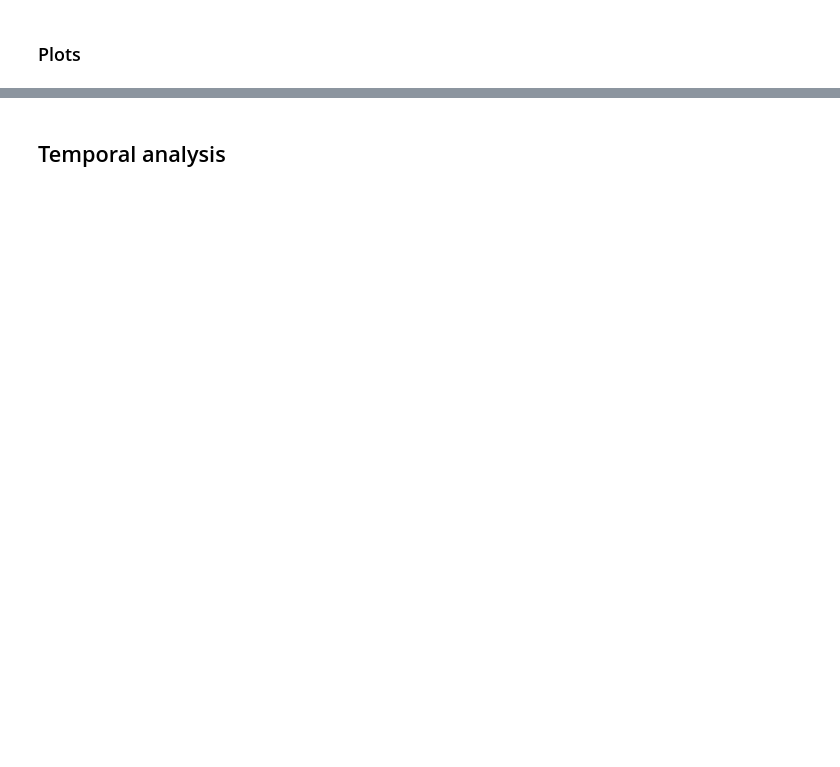
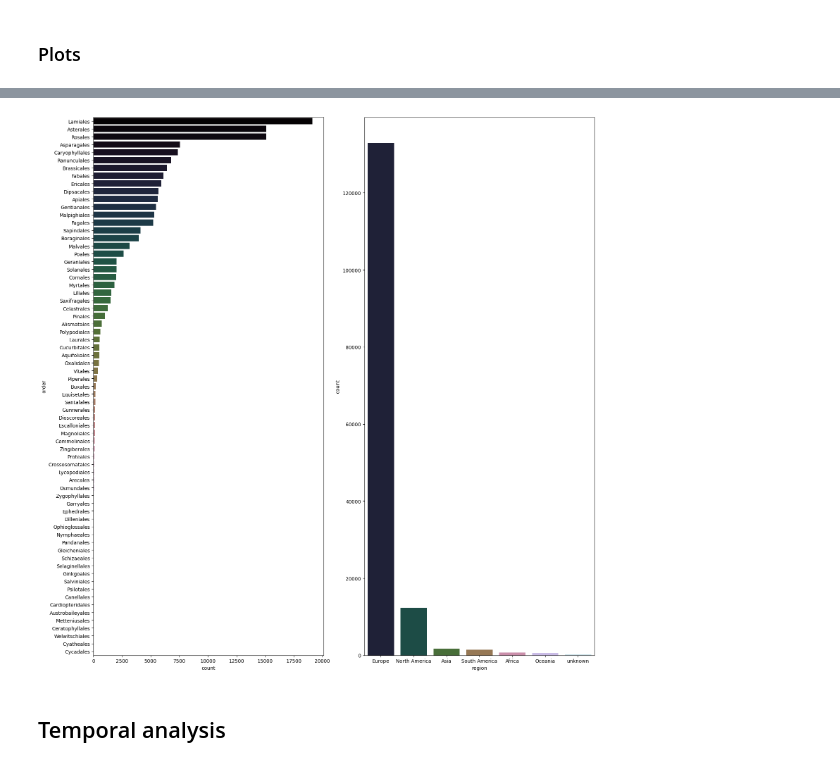
Before and after one commit to Tallaringues/mid-bootcamp-project-plantanet, a Jupyter notebook: Notebooks/EDA.ipynb, the cells around one changed output, grey strips where cells are left out. Saved outputs shown, nothing was run; the diff lists cells and outputs as text; code cells hidden in the pictures; blank space fills up the shorter version.

```diff
--- a/Notebooks/EDA.ipynb
+++ b/Notebooks/EDA.ipynb
@@ -138,0 +185,26 @@ boxplot_continuous(continuous_df)
+# %%
+# group countries by region
+africa = ['DZ', 'AO', 'BJ', 'BW', 'BF', 'BI', 'CM', 'CV', 'CF', 'TD', 'KM', 'CG', 'CD', 'CI', 'DJ', 'EG', 'GQ', 'ER', 'ET', 'GA', 'GM', 'GH', 'GN', 'GW', 'KE', 'LS', 'LR', 'LY', 'MG', 'MW', 'ML', 'MR', 'MU', 'YT', 'MA', 'MZ', 'NA', 'NE', 'NG', 'RE', 'RW', 'ST', 'SN', 'SC', 'SL', 'SO', 'ZA', 'SS', 'SD', 'SZ', 'TZ', 'TG', 'TN', 'UG', 'EH', 'ZM', 'ZW']
+asia = ['AF', 'AM', 'AZ', 'BH', 'BD', 'BT', 'BN', 'KH', 'CN', 'CY', 'GE', 'IN', 'ID', 'IR', 'IQ', 'IL', 'JP', 'JO', 'KZ', 'KW', 'KG', 'LA', 'LB', 'MY', 'MV', 'MN', 'MM', 'NP', 'KP', 'OM', 'PK', 'PS', 'PH', 'QA', 'SA', 'SG', 'KR', 'LK', 'SY', 'TW', 'TJ', 'TH', 'TL', 'TR', 'TM', 'AE', 'UZ', 'VN', 'YE']
+europe = ['AL', 'AD', 'AT', 'BY', 'BE', 'BA', 'BG', 'HR', 'CY', 'CZ', 'DK', 'EE', 'FO', 'FI', 'FR', 'DE', 'GI', 'GR', 'HU', 'IS', 'IE', 'IM', 'IT', 'XK', 'LV', 'LI', 'LT', 'LU', 'MK', 'MT', 'MD', 'MC', 'ME', 'NL', 'NO', 'PL', 'PT', 'RO', 'RU', 'SM', 'RS', 'SK', 'SI', 'ES', 'SE', 'CH', 'UA', 'GB', 'VA']
+north_america = ['AG', 'BS', 'BB', 'BZ', 'CA', 'CR', 'CU', 'CW', 'DM', 'DO', 'SV', 'GL', 'GD', 'GT', 'HT', 'HN', 'JM', 'MX', 'MS', 'NI', 'PA', 'PR', 'KN', 'LC', 'VC', 'SX', 'TT', 'TC', 'US', 'VG', 'VI']
+south_america = ['AR', 'BO', 'BR', 'CL', 'CO', 'EC', 'FK', 'GF', 'GY', 'PY', 'PE', 'SR', 'UY', 'VE']
+oceania = ['AS', 'AU', 'CK', 'FJ', 'PF', 'GU', 'KI', 'MH', 'FM', 'NR', 'NC', 'NZ', 'NU', 'MP', 'PW', 'PG', 'PN', 'WS', 'SB', 'TK', 'TO', 'TV', 'UM', 'VU', 'WF']
+
+def get_region(countrycode):
+    if countrycode in africa:
+        return 'Africa'
+    elif countrycode in asia:
+        return 'Asia'
+    elif countrycode in europe:
+        return 'Europe'
+    elif countrycode in north_america:
+        return 'North America'
+    elif countrycode in south_america:
+        return 'South America'
+    elif countrycode in oceania:
+        return 'Oceania'
+    else:
+        return 'unknown'
+# %%
+categorical_df['region'] = categorical_df['countrycode'].apply(get_region)
@@ -139,17 +232,19 @@ boxplot_continuous(continuous_df)
 # %%
-def plot_categorical(df, cat=6):
-    plt.figure(figsize=(16, 24))
+def plot_categorical(df, cat=8):
+    plt.figure(figsize=(16, 16))
     num_plots = len(df.columns)
     for i, col in enumerate(df.columns):
         plt.subplot((num_plots+1)//2, 2, i+1)
         if df[col].nunique() < cat:
             sns.countplot(x=col, data=df, order=list(df[col].value_counts().index), palette="cubehelix")
         else:
             sns.countplot(y=col, data=df, order=list(df[col].value_counts().index), palette="cubehelix")
     plt.tight_layout()
     plt.show()
 
-plot_categorical(categorical_df)
+plot_categorical(categorical_df[['order', 'region']])
+# %% [output]
+[figure, added]
 # %% [markdown]
 ## Temporal analysis
 # %%
```
Also changed, not shown: parts of 8 cells of this notebook, 1 other file.
